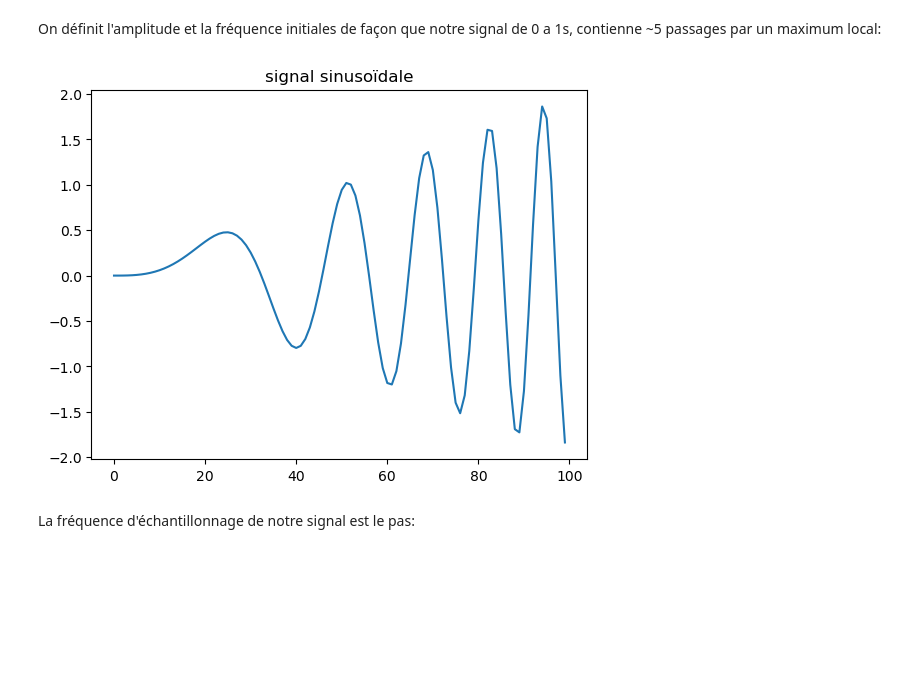
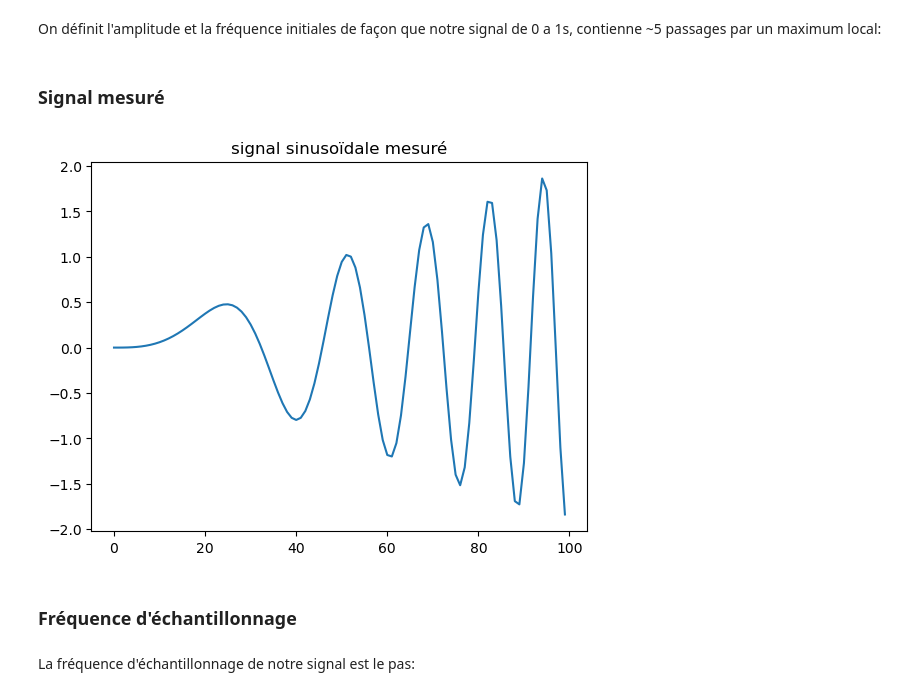
Before and after one commit to Ovive57/M2_filtrage, a Jupyter notebook: Signal_complexe.ipynb, the cells around one changed output. Drawn from its saved outputs; the diff is of its cells as text; code cells hidden in the pictures; blank space fills up the shorter version.

```diff
--- a/Signal_complexe.ipynb
+++ b/Signal_complexe.ipynb
@@ -12,6 +14,16 @@ On crée une fonction permettant de générer un signal sinusoïdal dont l'ampli
 # %%
 def sinusoidal(temps, amplitude_init, pulsation_init):
+    """
+    Génére un signal dont l'amplitude et la frequence augmentent en
+    fonction du temps de manière linéaire
 
+    Args:
+        temps (array): temps
+        amplitude_init (float): Amplitude initiale du signal
+        pulsation_init (float): Fréquence initiale du signal
+    Returs:
+        array : signal sinusoïdal
+    """
     amplitude = amplitude_init*temps
     pulsation = pulsation_init*temps
 
@@ -25,17 +37,21 @@ Pour ça, on a besoin de générer un tableau de temps qui va de 0 a 1s avec le
 temps1 = temps[0:100]
 # %% [markdown]
 On définit l'amplitude et la fréquence initiales de façon que notre signal de 0 a 1s, contienne ~5 passages par un maximum local:
+# %% [markdown]
+### Signal mesuré
 # %%
 amp_init = 2
 puls_init = 30 # en rad/s
 
 signal = sinusoidal(temps1, amp_init, puls_init)
 
 plt.plot(signal)
-plt.title('signal sinusoïdale')
+plt.title('signal sinusoïdale mesuré')
 plt.show()
 # %% [output]
-[figure, old version]
+[figure, new version]
+# %% [markdown]
+### Fréquence d'échantillonnage
 # %% [markdown]
 La fréquence d'échantillonnage de notre signal est le pas:
 # %%
```
Also changed, not shown: parts of 34 cells of this notebook, 5 other files.
